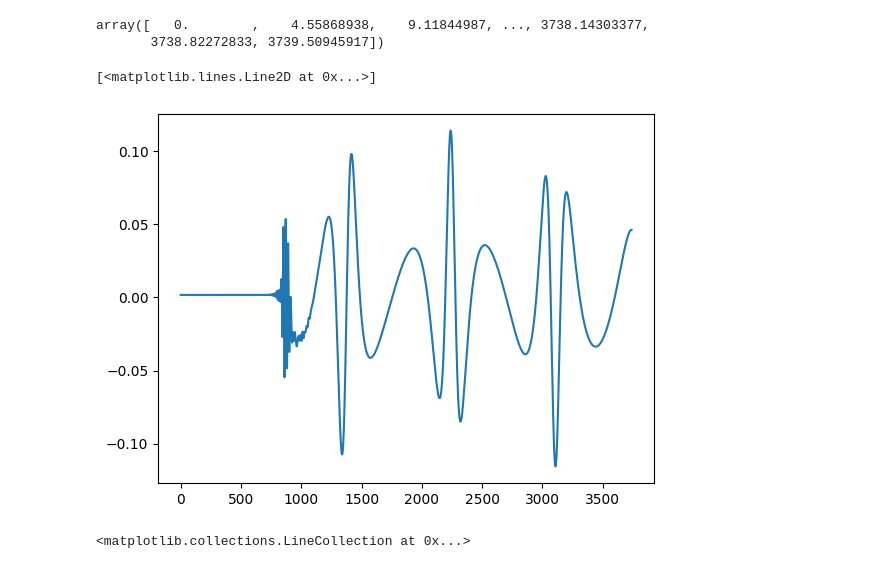
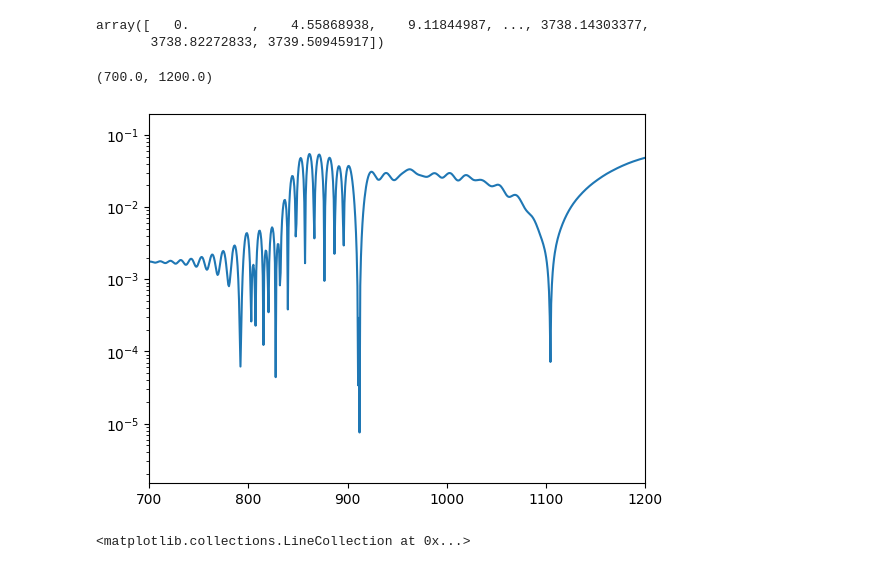
Before and after one commit to PunJustice/EOBFitting, a Jupyter notebook: compare_finite_radii.ipynb, the cells around one changed output. Drawn from its saved outputs; the diff is of its cells as text; code cells hidden in the pictures.

```diff
--- a/compare_finite_radii.ipynb
+++ b/compare_finite_radii.ipynb
@@ -17,10 +17,11 @@ closest_radii[:,0]
 array([   0.        ,    4.55868938,    9.11844987, ..., 3738.14303377,
        3738.82272833, 3739.50945917])
 # %%
-plt.plot(closest_radii[:,0], closest_radii[:,1])
+plt.semilogy(closest_radii[:,0], np.abs(closest_radii[:,1]))
+plt.xlim(700, 1200)
 # %% [output]
-[<matplotlib.lines.Line2D at 0x...>]
+(700.0, 1200.0)
-[figure, old version]
+[figure, new version]
 # %%
 plt.plot(closest_radii[:,0], np.sqrt(closest_radii[:,1]**2.+closest_radii[:,2]**2.))
 plt.ylim(0.02,)
```
Also changed, not shown: 2 other files.
